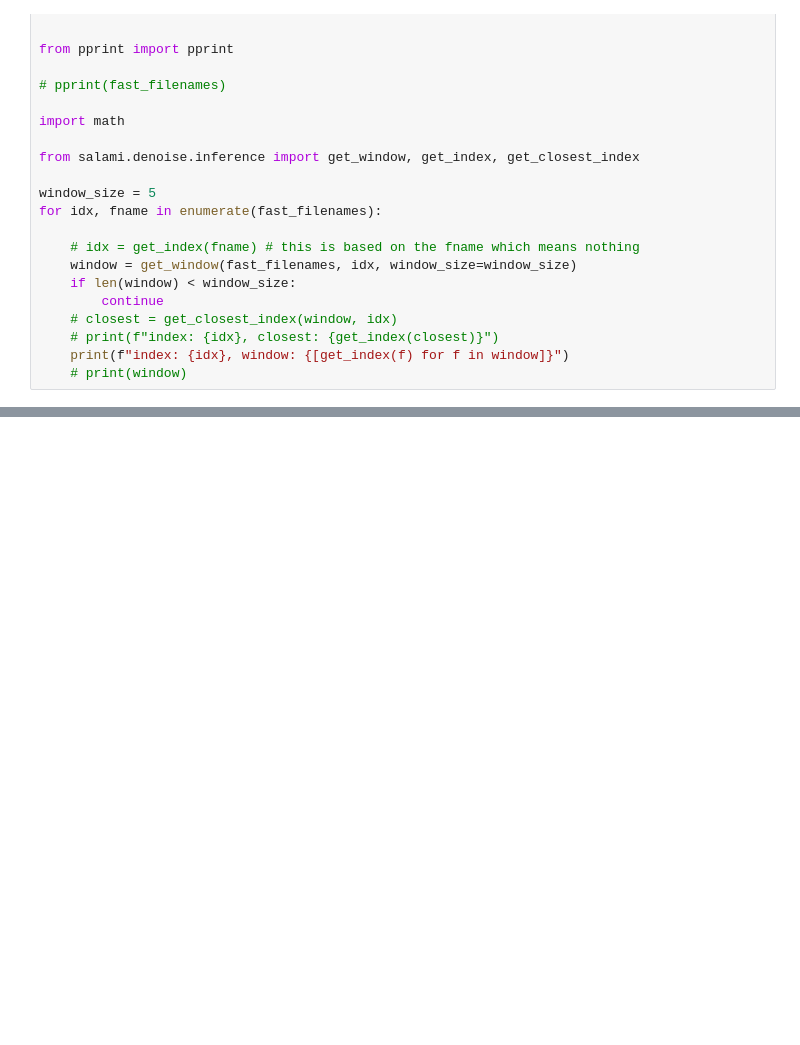
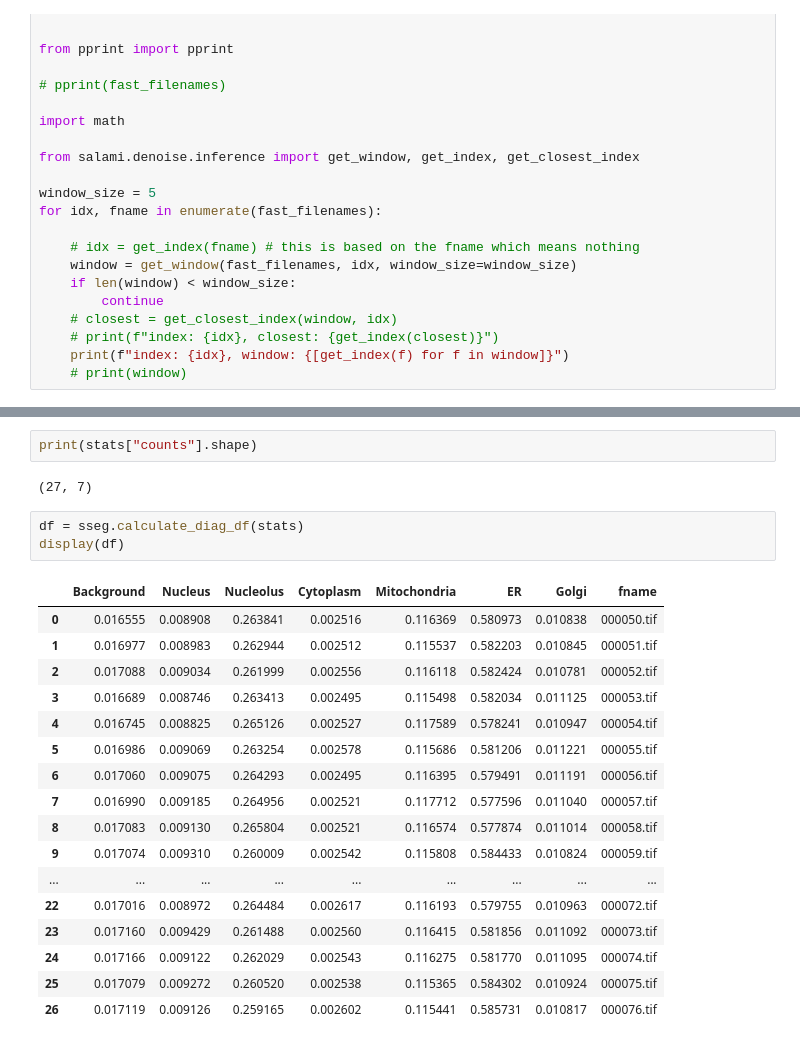
Before and after one commit to DeMarcoLab/salami, a Jupyter notebook: salami/notebook.ipynb, the cells around one changed output, grey strips where cells are left out. Drawn from its saved outputs; the diff is of its cells as text; blank space fills up the shorter version.

```diff
--- a/salami/notebook.ipynb
+++ b/salami/notebook.ipynb
@@ -83,0 +117,25 @@ for idx, fname in enumerate(fast_filenames):
+# %%
+print(stats["counts"].shape)
+# %% [output]
+(27, 7)
+# %%
+df = sseg.calculate_diag_df(stats)
+display(df)
+# %% [output]
+|  | Background | Nucleus | Nucleolus | Cytoplasm | Mitochondria | ER | Golgi | fname |
+| 0 | 0.016555 | 0.008908 | 0.263841 | 0.002516 | 0.116369 | 0.580973 | 0.010838 | 000050.tif |
+| 1 | 0.016977 | 0.008983 | 0.262944 | 0.002512 | 0.115537 | 0.582203 | 0.010845 | 000051.tif |
+| 2 | 0.017088 | 0.009034 | 0.261999 | 0.002556 | 0.116118 | 0.582424 | 0.010781 | 000052.tif |
+| 3 | 0.016689 | 0.008746 | 0.263413 | 0.002495 | 0.115498 | 0.582034 | 0.011125 | 000053.tif |
+| 4 | 0.016745 | 0.008825 | 0.265126 | 0.002527 | 0.117589 | 0.578241 | 0.010947 | 000054.tif |
+| 5 | 0.016986 | 0.009069 | 0.263254 | 0.002578 | 0.115686 | 0.581206 | 0.011221 | 000055.tif |
+| 6 | 0.017060 | 0.009075 | 0.264293 | 0.002495 | 0.116395 | 0.579491 | 0.011191 | 000056.tif |
+| 7 | 0.016990 | 0.009185 | 0.264956 | 0.002521 | 0.117712 | 0.577596 | 0.011040 | 000057.tif |
+| 8 | 0.017083 | 0.009130 | 0.265804 | 0.002521 | 0.116574 | 0.577874 | 0.011014 | 000058.tif |
+| 9 | 0.017074 | 0.009310 | 0.260009 | 0.002542 | 0.115808 | 0.584433 | 0.010824 | 000059.tif |
+| ... | ... | ... | ... | ... | ... | ... | ... | ... |
+| 22 | 0.017016 | 0.008972 | 0.264484 | 0.002617 | 0.116193 | 0.579755 | 0.010963 | 000072.tif |
+| 23 | 0.017160 | 0.009429 | 0.261488 | 0.002560 | 0.116415 | 0.581856 | 0.011092 | 000073.tif |
+| 24 | 0.017166 | 0.009122 | 0.262029 | 0.002543 | 0.116275 | 0.581770 | 0.011095 | 000074.tif |
+| 25 | 0.017079 | 0.009272 | 0.260520 | 0.002538 | 0.115365 | 0.584302 | 0.010924 | 000075.tif |
+| 26 | 0.017119 | 0.009126 | 0.259165 | 0.002602 | 0.115441 | 0.585731 | 0.010817 | 000076.tif |
```
Also changed, not shown: parts of 7 cells of this notebook, 12 other files.
